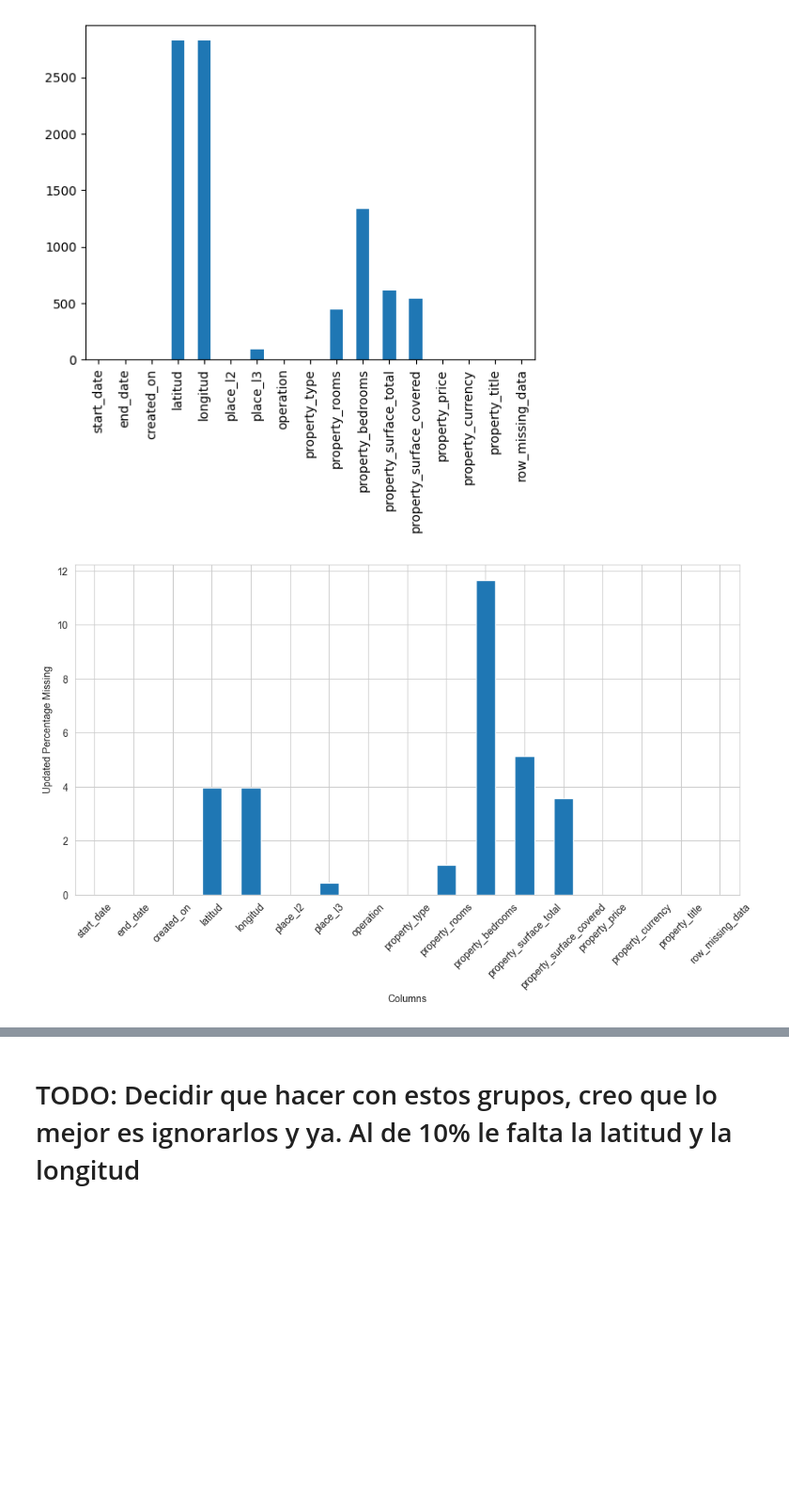
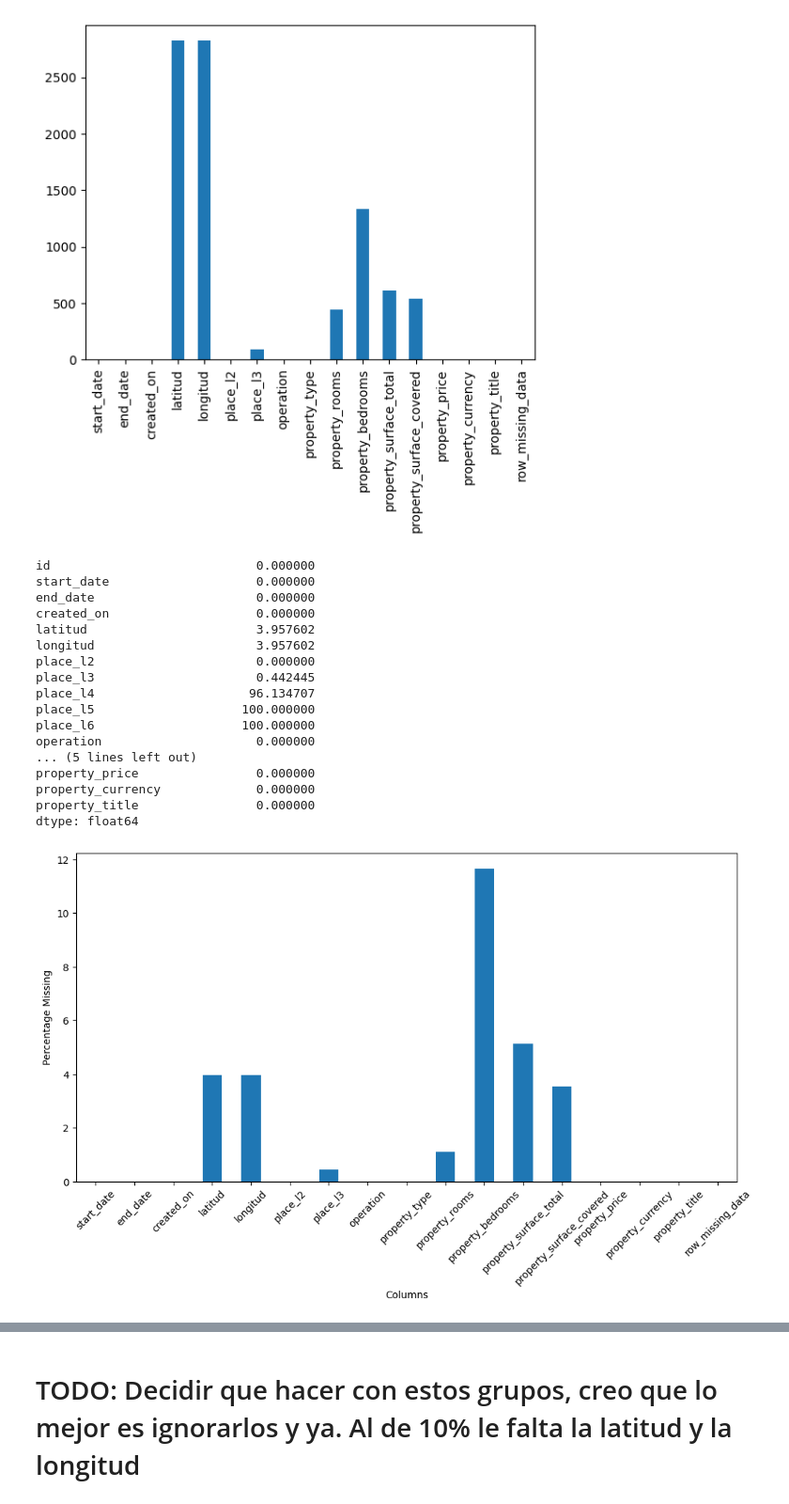
Before and after one commit to Naza26/7506R-2C2022-GRUPO01, a Jupyter notebook: 7506R_TP1_GRUPO1_ENTREGA.ipynb, the cells around one changed output, grey strips where cells are left out. Shown at 94% size. Saved outputs shown, nothing was run; the diff lists cells and outputs as text; code cells hidden in the pictures; blank space fills up the shorter version.

```diff
--- a/7506R_TP1_GRUPO1_ENTREGA.ipynb
+++ b/7506R_TP1_GRUPO1_ENTREGA.ipynb
@@ -537,17 +546,29 @@ properties_dataset.groupby('row_missing_data').get_group(10).isna().sum().plot.b
 <AxesSubplot:>
 [figure]
 # %%
-ds_filtrado.property_bedrooms.dropna(inplace=True)
-ds_filtrado.property_rooms.dropna(inplace=True)
 percent_missing = properties_dataset.isna().sum() * 100 / len(ds_filtrado)
 plt.figure(figsize=(12, 6))
 percent_missing.plot.bar(x='index', rot=45)
 plt.xlabel("Columns")
-plt.ylabel("Updated Percentage Missing")
-# Entender bien que datos estan faltando, yo encontre varios N/A y trate de eliminarlos pero no estoy viendo el cambio todavia
-
-# Miren esto:
-# Drop rows that has NaN values on selected columns
-ds_sin_nan = ds_filtrado.dropna(subset=['latitud', 'longitud', 'place_l3', 'property_type', 'property_rooms', 'property_bedrooms', 'property_surface_total'])
+plt.ylabel("Percentage Missing")
+rows = ds_filtrado.shape[0]
+print(ds_filtrado.isna().sum() / rows * 100)
 # %% [output]
+id                            0.000000
+start_date                    0.000000
+end_date                      0.000000
+created_on                    0.000000
+latitud                       3.957602
+longitud                      3.957602
+place_l2                      0.000000
+place_l3                      0.442445
+place_l4                     96.134707
+place_l5                    100.000000
+place_l6                    100.000000
+operation                     0.000000
+... (5 lines left out)
+property_price                0.000000
+property_currency             0.000000
+property_title                0.000000
+dtype: float64
-[figure, old version]
+[figure, new version]
```
Also changed, not shown: parts of 6 cells of this notebook.
